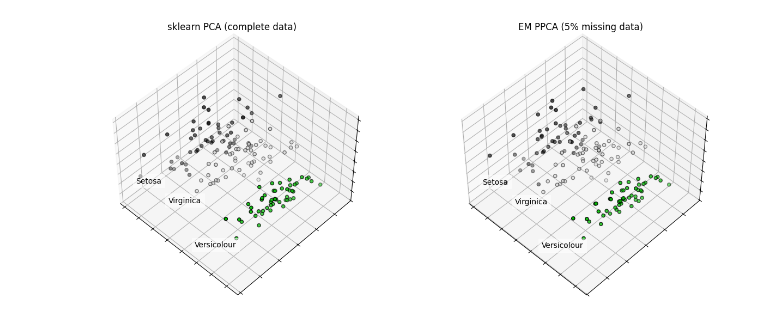
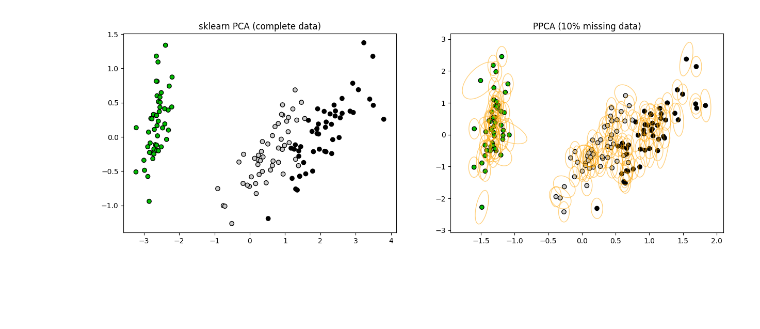
Before and after one commit to brdav/ppca, a Jupyter notebook: demo.ipynb, the cells around one changed output. Cells and saved outputs as stored; diff of their text form; code cells hidden in the pictures; blank space fills up the shorter version.

```diff
--- a/demo.ipynb
+++ b/demo.ipynb
@@ -92,40 +87,41 @@ The first time we run EM PPCA, it takes ~15 seconds to compile. On subsequent ru
-# %%
-# Remove 5% of the data randomly
-missing = np.random.uniform(size=X.shape) < 0.05
-X_missing = X.copy()
-X_missing[missing] = np.nan
-
-em_ppca = EMPPCA(n_components=3)
-Z = em_ppca.fit_transform(X_missing)
-
-# Plotting
-fig = plt.figure(figsize=plt.figaspect(0.5))
-
-Zs = [Z_sklearn, Z]
-titles = ["sklearn PCA (complete data)", "EM PPCA (5% missing data)"]
-
-for i, (data, title) in enumerate(zip(Zs, titles)):
-    ax = fig.add_subplot(1, i + 1, i + 1, projection="3d", elev=48, azim=134)
-    ax.set_position([i / 1.5, 0, 0.95, 1])
-
-    for name, label in [("Setosa", 0), ("Versicolour", 1), ("Virginica", 2)]:
-        ax.text3D(
-            data[y == label, 0].mean(),
-            data[y == label, 1].mean() + 1.5,
-            data[y == label, 2].mean(),
-            name,
-            horizontalalignment="center",
-            bbox=dict(alpha=0.5, edgecolor="w", facecolor="w"),
-        )
-
-    ax.scatter(data[:, 0], data[:, 1], data[:, 2], c=y, cmap=plt.cm.nipy_spectral, edgecolor="k")
-    ax.set_title(title)
-
-    ax.xaxis.set_ticklabels([])
-    ax.yaxis.set_ticklabels([])
-    ax.zaxis.set_ticklabels([])
-
-plt.show()
-# %% [output]
-[figure, removed]
+# %%
+from matplotlib.patches import Ellipse
+import matplotlib.transforms as transforms
+
+def draw_ellipse(ax, cov, mean):
+    pearson = cov[:, 0, 1]/np.sqrt(cov[:, 0, 0] * cov[:, 1, 1])
+    ell_radius_x = np.sqrt(1 + pearson)
+    ell_radius_y = np.sqrt(1 - pearson)
+    for i in range(len(cov)):
+        ellipse = Ellipse((0,0), width=ell_radius_x[i] * 2, height=ell_radius_y[i] * 2, facecolor='none', edgecolor='orange', alpha=0.5)
+        scale_x = np.sqrt(cov[i, 0, 0]) * 1
+        scale_y = np.sqrt(cov[i, 1, 1]) * 1
+        mean_x = mean[i, 0]
+        mean_y = mean[i, 1]
+        transf = transforms.Affine2D().rotate_deg(45).scale(scale_x, scale_y).translate(mean_x, mean_y)
+        ellipse.set_transform(transf + ax.transData)
+        ax.add_patch(ellipse)
+
+
+# Remove 10% of the data randomly
+missing = np.random.uniform(size=X.shape) < 0.1
+X_missing = X.copy()
+X_missing[missing] = np.nan
+
+ppca = PPCA(n_components=3)
+Z, covZ = ppca.fit_transform(X_missing, return_cov=True)
+
+# Plotting
+fig, ax = plt.subplots(1, 2, figsize=(15, 5))
+
+ax[0].scatter(Z_sklearn[:, 0], Z_sklearn[:, 1], c=y, cmap=plt.cm.nipy_spectral, edgecolor="k")
+ax[0].set_title("sklearn PCA (complete data)")
+
+ax[1].scatter(Z[:, 0], Z[:, 1], c=y, cmap=plt.cm.nipy_spectral, edgecolor="k")
+draw_ellipse(ax[1], covZ, Z)
+ax[1].set_title("PPCA (10% missing data)")
+
+plt.show()
+# %% [output]
+[figure, added]
 # %% [markdown]
```
Also changed, not shown: parts of 21 cells of this notebook, 4 other files.
